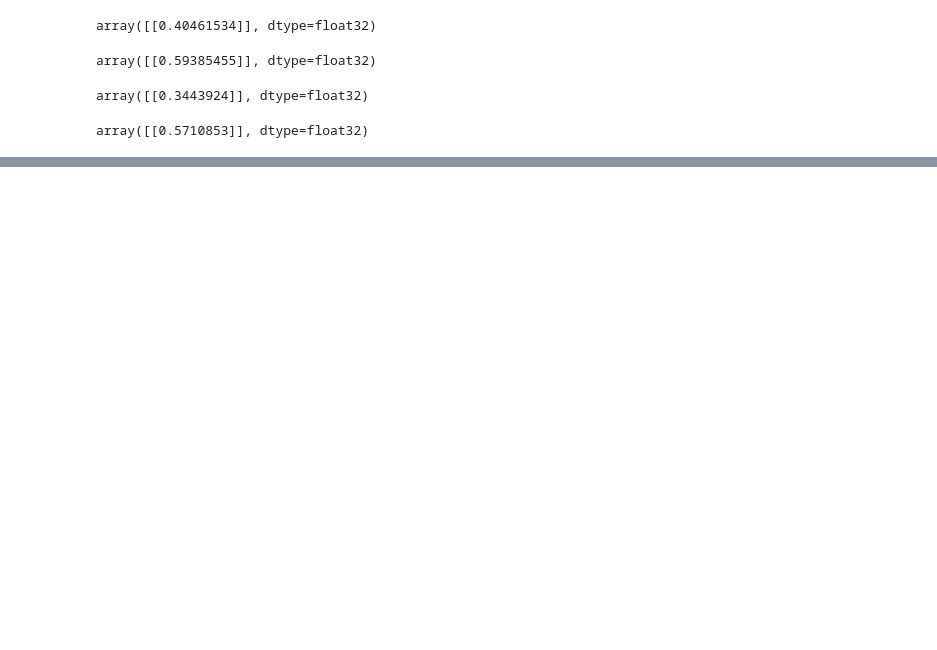
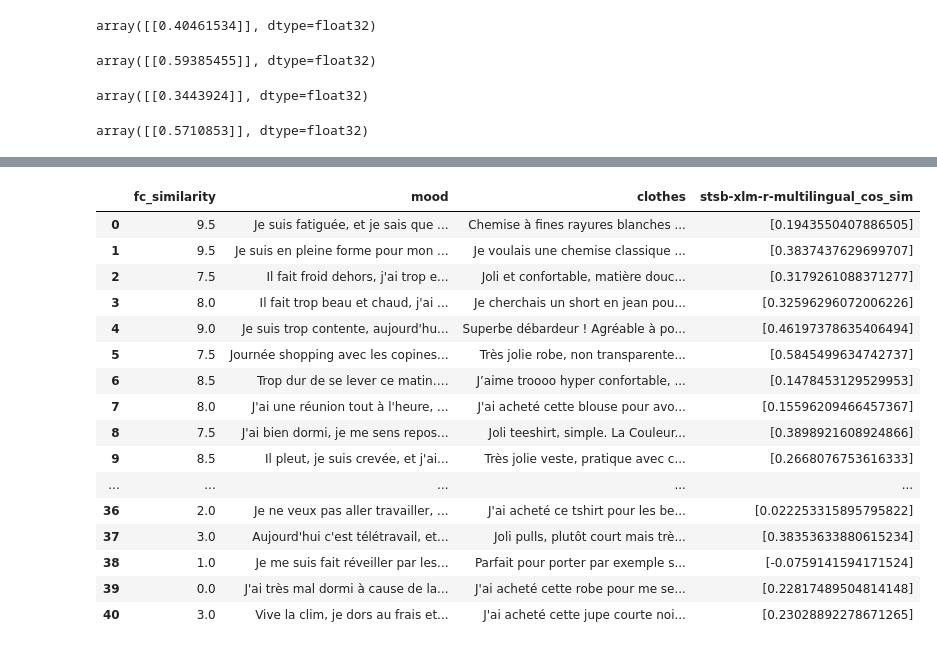
Before and after one commit to Jedha-s-project/Clothes_recommendation, a Jupyter notebook: sentence_transformer.ipynb, the cells around one changed output, grey strips where cells are left out. Cells and saved outputs as stored; diff of their text form; code cells hidden in the pictures; blank space fills up the shorter version.

Commit message:
add true_clothes table for test

```diff
--- a/sentence_transformer.ipynb
+++ b/sentence_transformer.ipynb
@@ -190,3 +190,6 @@ max_value_travail = df_clothes['mood_1_travail'].max()
 max_value_travail
 # %% [output]
 array([[0.5710853]], dtype=float32)
+# %%
+datatest = pd.read_excel("./Dataset/datatest.xlsx")
+datatest
@@ -192,0 +214,30 @@ array([[0.5710853]], dtype=float32)
+# %%
+datatest["stsb-xlm-r-multilingual_cos_sim"] = ""
+# %%
+datatest = datatest.rename(columns={"mood ": "mood", "clothes ": "clothes"})
+# %%
+for i in range (len(datatest)):
+    x = model.encode(datatest.loc[i,"mood"])
+    y = model.encode(datatest.loc[i,"clothes"])
+    X = x.reshape(1, -1)
+    Y = y.reshape(1, -1)
+    datatest.loc[i,"stsb-xlm-r-multilingual_cos_sim"] = sklearn.metrics.pairwise.cosine_similarity(X,Y)
+datatest
+# %% [output]
+|  | fc_similarity | mood | clothes | stsb-xlm-r-multilingual_cos_sim |
+| 0 | 9.5 | Je suis fatiguée, et je sais que ... | Chemise à fines rayures blanches ... | [0.1943550407886505] |
+| 1 | 9.5 | Je suis en pleine forme pour mon ... | Je voulais une chemise classique ... | [0.3837437629699707] |
+| 2 | 7.5 | Il fait froid dehors, j'ai trop e... | Joli et confortable, matière douc... | [0.3179261088371277] |
+| 3 | 8.0 | Il fait trop beau et chaud, j'ai ... | Je cherchais un short en jean pou... | [0.32596296072006226] |
+| 4 | 9.0 | Je suis trop contente, aujourd'hu... | Superbe débardeur ! Agréable à po... | [0.46197378635406494] |
+| 5 | 7.5 | Journée shopping avec les copines... | Très jolie robe, non transparente... | [0.5845499634742737] |
+| 6 | 8.5 | Trop dur de se lever ce matin…. | J’aime troooo hyper confortable, ... | [0.1478453129529953] |
+| 7 | 8.0 | J'ai une réunion tout à l'heure, ... | J'ai acheté cette blouse pour avo... | [0.15596209466457367] |
+| 8 | 7.5 | J'ai bien dormi, je me sens repos... | Joli teeshirt, simple. La Couleur... | [0.3898921608924866] |
+| 9 | 8.5 | Il pleut, je suis crevée, et j'ai... | Très jolie veste, pratique avec c... | [0.2668076753616333] |
+| ... | ... | ... | ... | ... |
+| 36 | 2.0 | Je ne veux pas aller travailler, ... | J'ai acheté ce tshirt pour les be... | [0.022253315895795822] |
+| 37 | 3.0 | Aujourd'hui c'est télétravail, et... | Joli pulls, plutôt court mais trè... | [0.38353633880615234] |
+| 38 | 1.0 | Je me suis fait réveiller par les... | Parfait pour porter par exemple s... | [-0.0759141594171524] |
+| 39 | 0.0 | J'ai très mal dormi à cause de la... | J'ai acheté cette robe pour me se... | [0.22817489504814148] |
+| 40 | 3.0 | Vive la clim, je dors au frais et... | J'ai acheté cette jupe courte noi... | [0.23028892278671265] |
```
Also changed, not shown: parts of 1 cell of this notebook, 4 other files.
